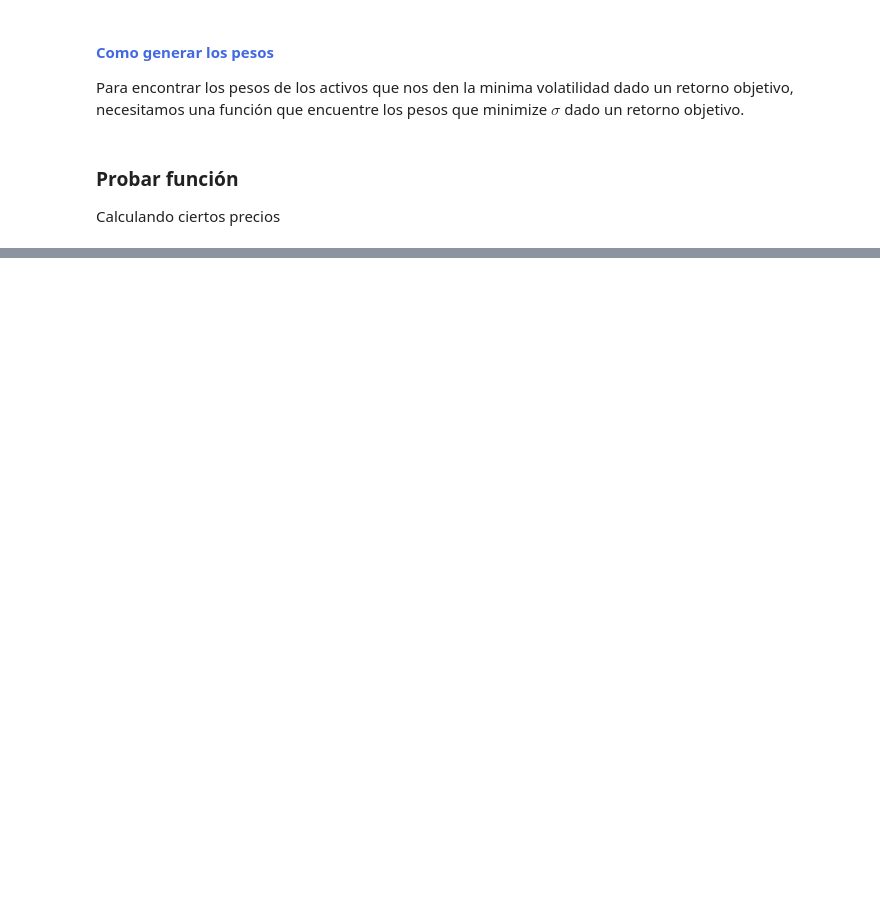
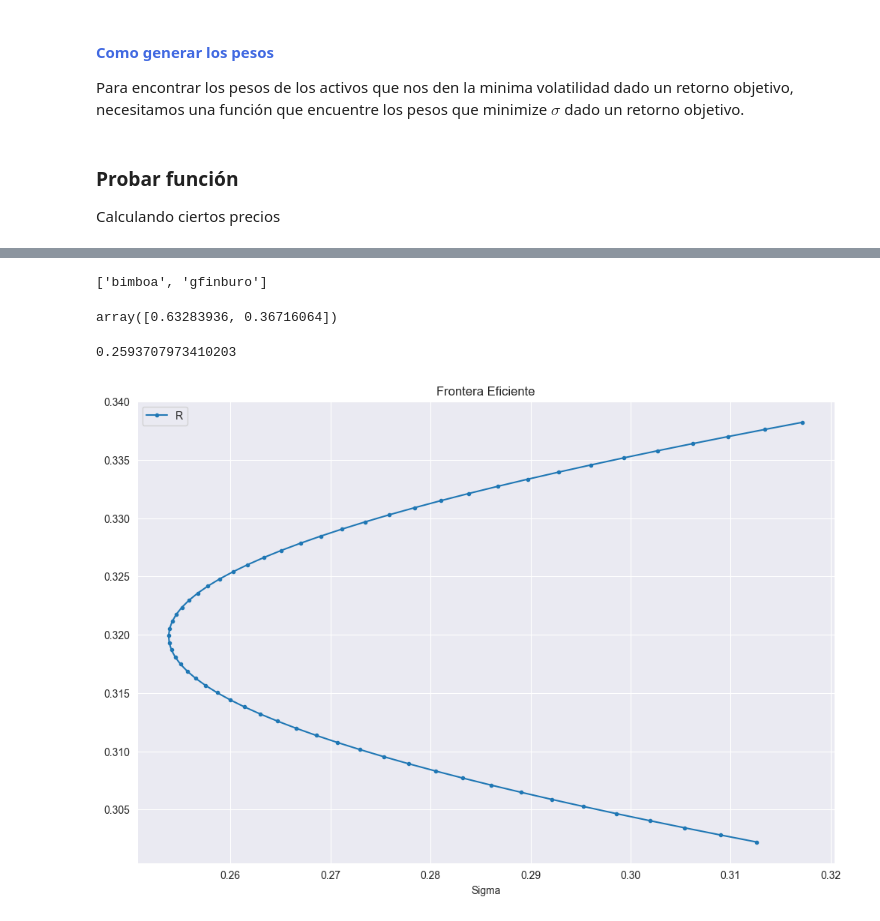
Before and after one commit to carlosdeoncedos/CienciaDatosFinanzas2023_05, a Jupyter notebook: Sesion9_Portafolios_20230612.ipynb, the cells around one changed output, grey strips where cells are left out. Drawn from its saved outputs; the diff is of its cells as text; code cells hidden in the pictures; blank space fills up the shorter version.

```diff
--- a/Sesion9_Portafolios_20230612.ipynb
+++ b/Sesion9_Portafolios_20230612.ipynb
@@ -129,0 +797,46 @@ Calculando ciertos precios
+# %%
+activos
+# %% [output]
+['bimboa', 'gfinburo']
+# %%
+w325 = minimizar_volatilidad(.325, retornos_anuales[activos], retornos[activos].cov())
+w325
+# %% [output]
+array([0.63283936, 0.36716064])
+# %%
+vol325 = portafolio_sigma(w325, retornos[activos].cov())
+vol325
+# %% [output]
+0.2593707973410203
+# %%
+def pesos_optimos(n_puntos, ret_, cov_):
+
+    """
+    Entrega los w  de los portafolios generados
+    """
+
+    #1. Definir los retornos esperados
+    retorno_objetivos_ = np.linspace(ret_.min(), ret_.max(), n_puntos)
+
+
+    #2. Encontrar los w optimizados para cada retorno esperado:
+    pesos_ = [minimizar_volatilidad(retorno_objetivo_, ret_, cov_) for retorno_objetivo_ in retorno_objetivos_]
+
+    return pesos_
+# %%
+def fe_n(n_puntos_, ret_, cov_):
+    'Grafica la frontera eficiente'
+
+    pesos_ = pesos_optimos(n_puntos_, ret_, cov_)
+    retornos_ = [portafolio_retorno(w, retornos_anuales[activos]) for w in pesos_]
+    volatilidad_ = [portafolio_sigma(w, retornos[activos].cov()) for w in pesos_]
+
+    frontera_eficiente_ = pd.DataFrame({'R':retornos_, 'Sigma':volatilidad_})
+
+    fig_ = frontera_eficiente_.plot.line(x='Sigma', y='R', figsize=(12,8), style='.-', title='Frontera Eficiente')
+
+    return fig_
+# %%
+fe_n(60, retornos_anuales[activos], retornos[activos].cov());
+# %% [output]
+[figure, added]
```
Also changed, not shown: parts of 57 cells of this notebook.
